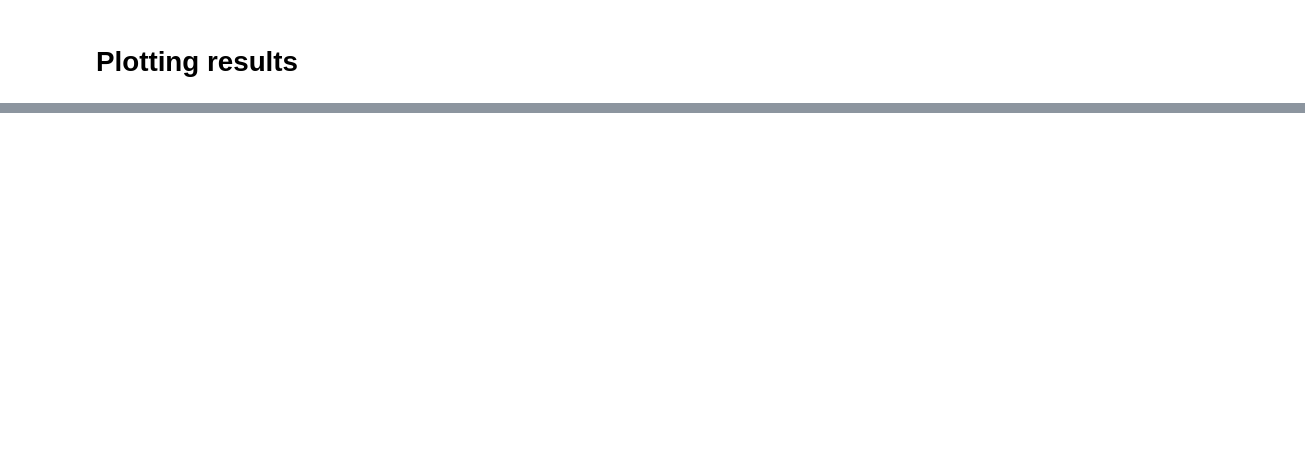
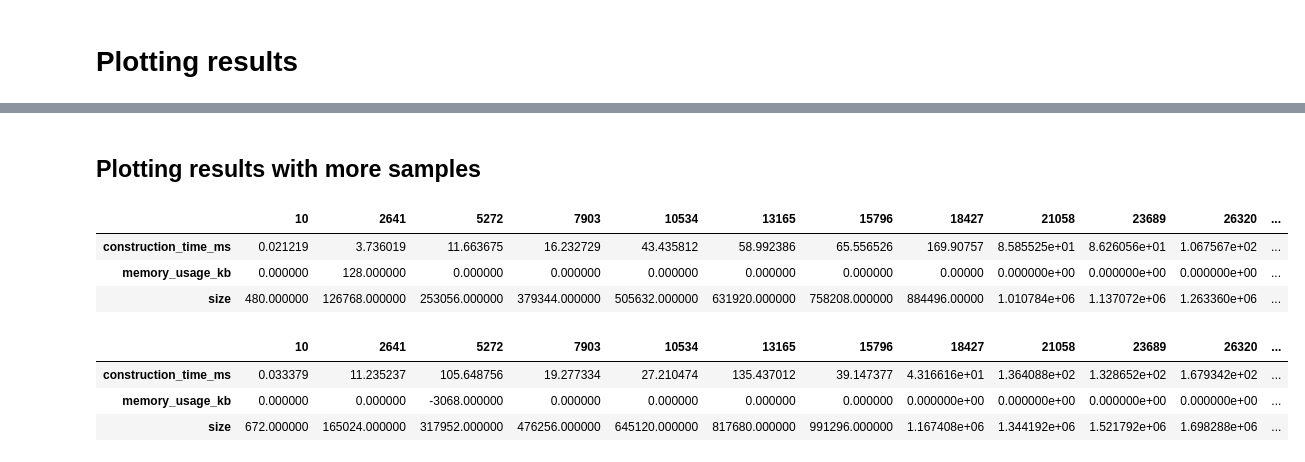
Before and after one commit to NCCMNT/Text-Algorithms, a Jupyter notebook: lab5/suffix_structure_compare.ipynb, the cells around one changed output, grey strips where cells are left out. Drawn from its saved outputs; the diff is of its cells as text; code cells hidden in the pictures; blank space fills up the shorter version.

```diff
--- a/lab5/suffix_structure_compare.ipynb
+++ b/lab5/suffix_structure_compare.ipynb
@@ -111,0 +118,21 @@ plt.show()
+# %% [markdown]
+## Plotting results with more samples
+# %%
+import random
+import numpy as np
+import timeit
+
+def randtext(size: int) -> str:
+    return "".join( (chr(ord('a') + random.randint(0,25))) for _ in range(size) )
+
+def plt_approximate(ax, xs, ys, deg, label = None, title = None):
+    poly = np.poly1d(np.polyfit(xs, ys, deg))
+    domain = np.linspace(min(xs), max(xs), 100)
+
+    ax.plot(domain, poly(domain), label = label)
+    ax.scatter(xs, ys)
+    if label: ax.legend()
+    if title: ax.set_title(title)
+
+def time_exec(fun, *data):
+    return timeit.timeit(lambda: fun(*data), number=1)
@@ -111,0 +158,14 @@ plt.show()
+# %%
+sa_df
+# %% [output]
+|  | 10 | 2641 | 5272 | 7903 | 10534 | 13165 | 15796 | 18427 | 21058 | 23689 | 26320 | ... |
+| construction_time_ms | 0.021219 | 3.736019 | 11.663675 | 16.232729 | 43.435812 | 58.992386 | 65.556526 | 169.90757 | 8.585525e+01 | 8.626056e+01 | 1.067567e+02 | ... |
+| memory_usage_kb | 0.000000 | 128.000000 | 0.000000 | 0.000000 | 0.000000 | 0.000000 | 0.000000 | 0.00000 | 0.000000e+00 | 0.000000e+00 | 0.000000e+00 | ... |
+| size | 480.000000 | 126768.000000 | 253056.000000 | 379344.000000 | 505632.000000 | 631920.000000 | 758208.000000 | 884496.00000 | 1.010784e+06 | 1.137072e+06 | 1.263360e+06 | ... |
+# %%
+st_df
+# %% [output]
+|  | 10 | 2641 | 5272 | 7903 | 10534 | 13165 | 15796 | 18427 | 21058 | 23689 | 26320 | ... |
+| construction_time_ms | 0.033379 | 11.235237 | 105.648756 | 19.277334 | 27.210474 | 135.437012 | 39.147377 | 4.316616e+01 | 1.364088e+02 | 1.328652e+02 | 1.679342e+02 | ... |
+| memory_usage_kb | 0.000000 | 0.000000 | -3068.000000 | 0.000000 | 0.000000 | 0.000000 | 0.000000 | 0.000000e+00 | 0.000000e+00 | 0.000000e+00 | 0.000000e+00 | ... |
+| size | 672.000000 | 165024.000000 | 317952.000000 | 476256.000000 | 645120.000000 | 817680.000000 | 991296.000000 | 1.167408e+06 | 1.344192e+06 | 1.521792e+06 | 1.698288e+06 | ... |
```
Also changed, not shown: parts of 13 cells of this notebook, 4 other files.
